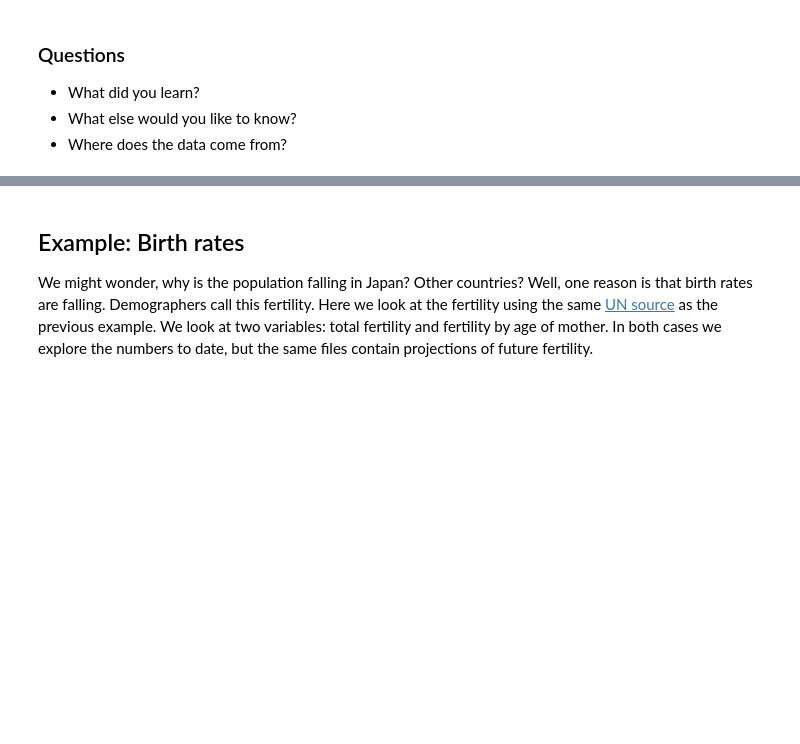
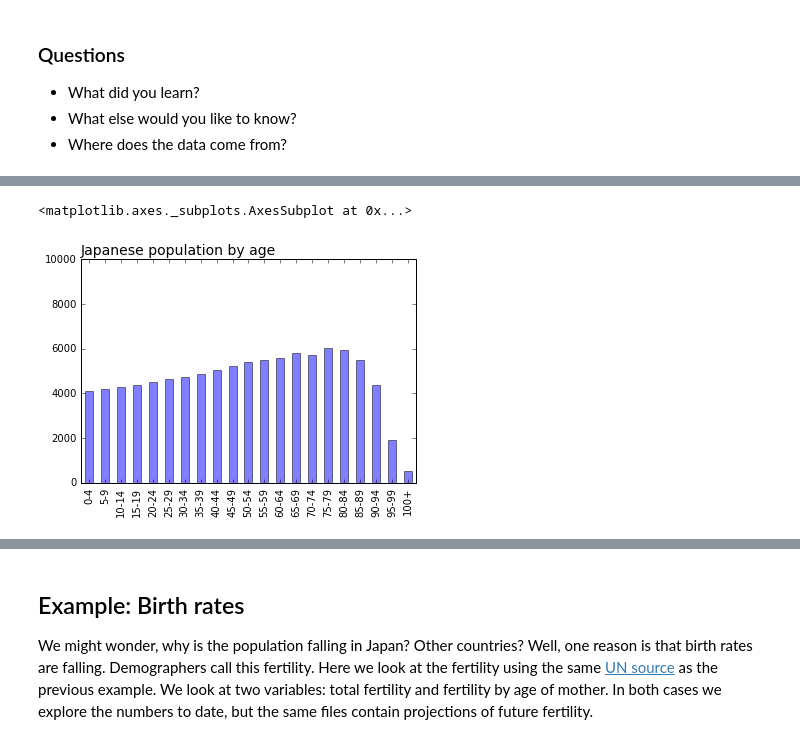
Before and after one commit to DaveBackus/Data_Bootcamp, a Jupyter notebook: Code/IPython/bootcamp_examples.ipynb, the cells around one changed output, grey strips where cells are left out. Cells and saved outputs as stored; diff of their text form; code cells hidden in the pictures; blank space fills up the shorter version.

```diff
--- a/Code/IPython/bootcamp_examples.ipynb
+++ b/Code/IPython/bootcamp_examples.ipynb
@@ -635,0 +640,13 @@ ax[0].set_title('Japanese population by age', fontsize=14, loc='left')
+# %%
+# function to interact on
+def interactive_histogram(year):
+    ax = pop[int(year)].plot(kind='bar', color='blue', alpha=0.5, figsize=(6, 4))
+    ax.set_title('Japanese population by age', fontsize=14, loc='left')
+    ax.set_ylim(0,10000)
+    return ax
+
+foo = RadioButtons(options=[str(k) for k in list(pop)])
+interact(interactive_histogram, year=foo)
+# %% [output]
+<matplotlib.axes._subplots.AxesSubplot at 0x...>
+[figure, added]
```
Also changed, not shown: parts of 7 cells of this notebook, 5 other files.
